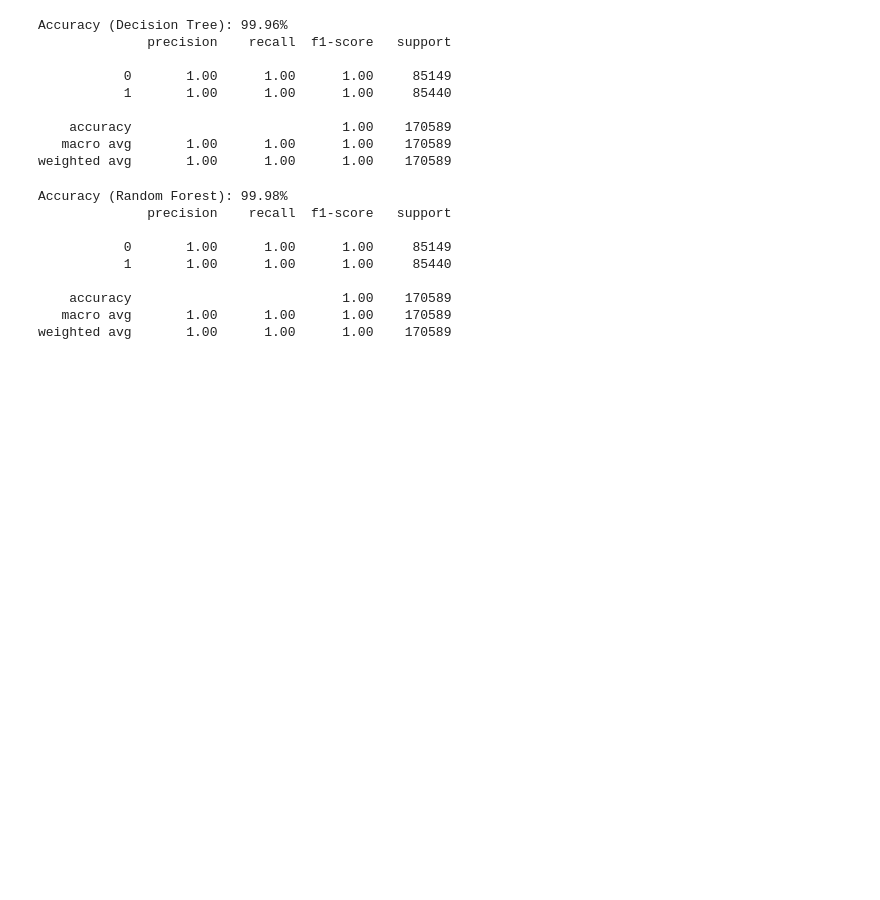
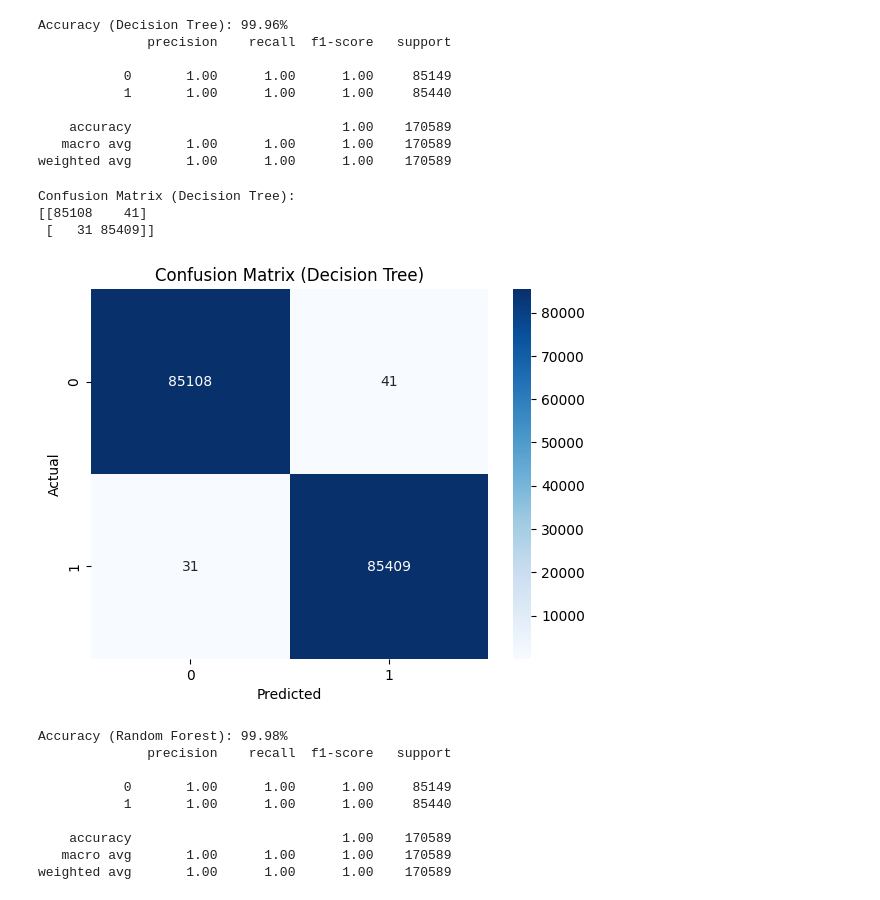
Before and after one commit to houssenedao/Credit-Card-Fraud-Detection-System, a Jupyter notebook: ml model/credit-card-fraud-detection.ipynb, the cells around one changed output. Cells and saved outputs as stored; diff of their text form; code cells hidden in the pictures; blank space fills up the shorter version.

```diff
--- a/ml model/credit-card-fraud-detection.ipynb
+++ b/ml model/credit-card-fraud-detection.ipynb
@@ -174,6 +208,22 @@ Accuracy (Decision Tree): 99.96%
     accuracy                           1.00    170589
    macro avg       1.00      1.00      1.00    170589
 weighted avg       1.00      1.00      1.00    170589
+# %%
+cm_dt = confusion_matrix(y_test, y_pred_dt)
+print("Confusion Matrix (Decision Tree):")
+print(cm_dt)
+
+# Visualize the confusion matrix
+sns.heatmap(cm_dt, annot=True, fmt='d', cmap='Blues')
+plt.xlabel('Predicted')
+plt.ylabel('Actual')
+plt.title('Confusion Matrix (Decision Tree)')
+plt.show()
+# %% [output]
+Confusion Matrix (Decision Tree):
+[[85108    41]
+ [   31 85409]]
+[figure, added]
 # %%
 from sklearn.ensemble import RandomForestClassifier
 
```
Also changed, not shown: parts of 7 cells of this notebook.
